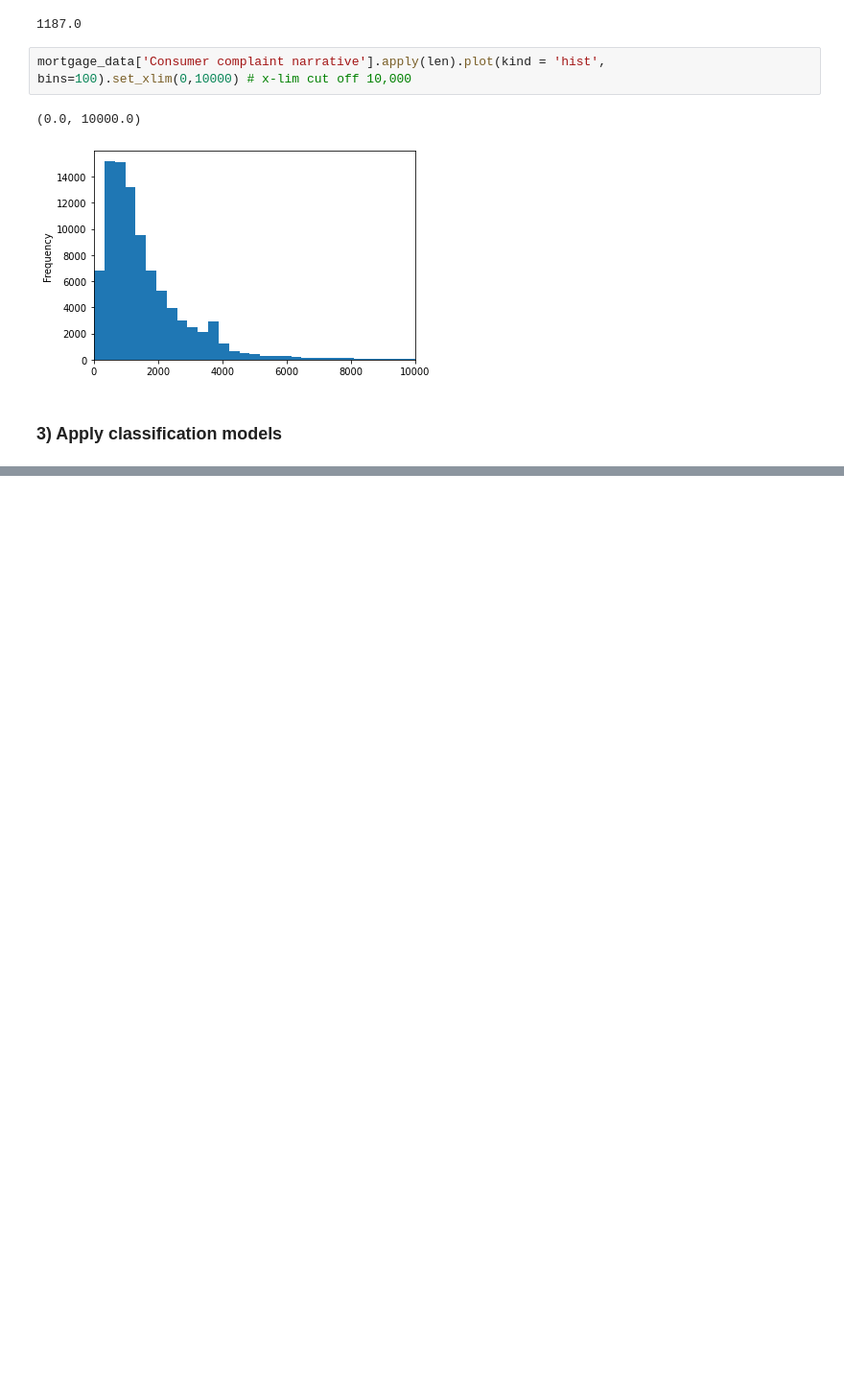
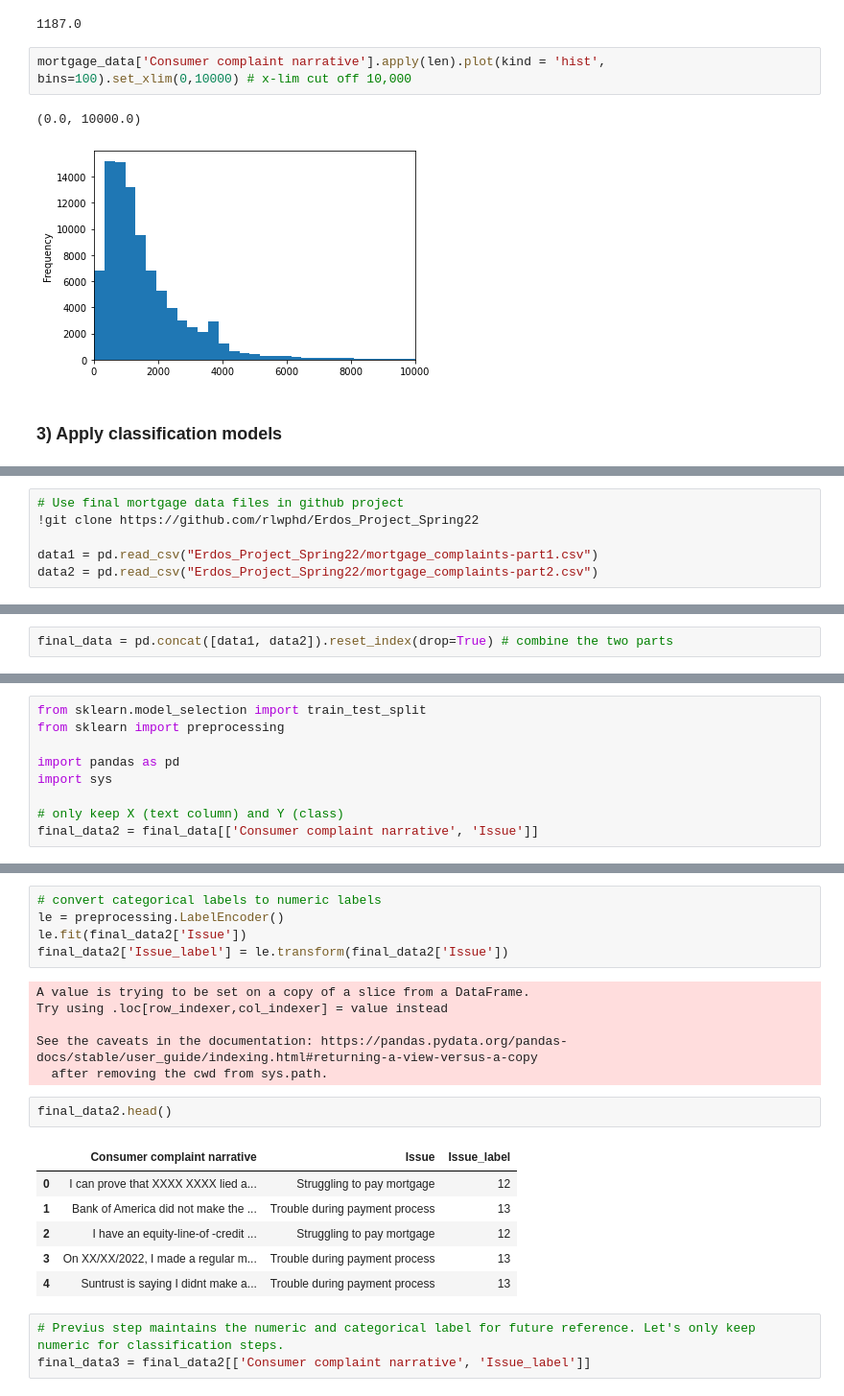
Before and after one commit to rlwphd/Erdos_Project_Spring22, a Jupyter notebook: consumer_complaint_project.ipynb, the cells around one changed output, grey strips where cells are left out. Shown at 96% size. Drawn from its saved outputs; the diff is of its cells as text; blank space fills up the shorter version.

Commit message:
Updated model notebook

```diff
--- a/consumer_complaint_project.ipynb
+++ b/consumer_complaint_project.ipynb
@@ -246,0 +298,6 @@ mortgage_data['Consumer complaint narrative'].apply(len).plot(kind = 'hist', bin
+# %%
+# Use final mortgage data files in github project
+!git clone https://github.com/rlwphd/Erdos_Project_Spring22
+
+data1 = pd.read_csv("Erdos_Project_Spring22/mortgage_complaints-part1.csv")
+data2 = pd.read_csv("Erdos_Project_Spring22/mortgage_complaints-part2.csv")
@@ -246,0 +310,2 @@ mortgage_data['Consumer complaint narrative'].apply(len).plot(kind = 'hist', bin
+# %%
+final_data = pd.concat([data1, data2]).reset_index(drop=True) # combine the two parts
@@ -246,0 +314,9 @@ mortgage_data['Consumer complaint narrative'].apply(len).plot(kind = 'hist', bin
+# %%
+from sklearn.model_selection import train_test_split
+from sklearn import preprocessing
+
+import pandas as pd
+import sys
+
+# only keep X (text column) and Y (class)
+final_data2 = final_data[['Consumer complaint narrative', 'Issue']]
@@ -246,0 +341,23 @@ mortgage_data['Consumer complaint narrative'].apply(len).plot(kind = 'hist', bin
+# %%
+# convert categorical labels to numeric labels
+le = preprocessing.LabelEncoder()
+le.fit(final_data2['Issue'])
+final_data2['Issue_label'] = le.transform(final_data2['Issue'])
+# %% [output]
+A value is trying to be set on a copy of a slice from a DataFrame.
+Try using .loc[row_indexer,col_indexer] = value instead
+
+See the caveats in the documentation: https://pandas.pydata.org/pandas-docs/stable/user_guide/indexing.html#returning-a-view-versus-a-copy
+  after removing the cwd from sys.path.
+# %%
+final_data2.head()
+# %% [output]
+|  | Consumer complaint narrative | Issue | Issue_label |
+| 0 | I can prove that XXXX XXXX lied a... | Struggling to pay mortgage | 12 |
+| 1 | Bank of America did not make the ... | Trouble during payment process | 13 |
+| 2 | I have an equity-line-of -credit ... | Struggling to pay mortgage | 12 |
+| 3 | On XX/XX/2022, I made a regular m... | Trouble during payment process | 13 |
+| 4 | Suntrust is saying I didnt make a... | Trouble during payment process | 13 |
+# %%
+# Previus step maintains the numeric and categorical label for future reference. Let's only keep numeric for classification steps.
+final_data3 = final_data2[['Consumer complaint narrative', 'Issue_label']]
```
Also changed, not shown: parts of 88 cells of this notebook.
